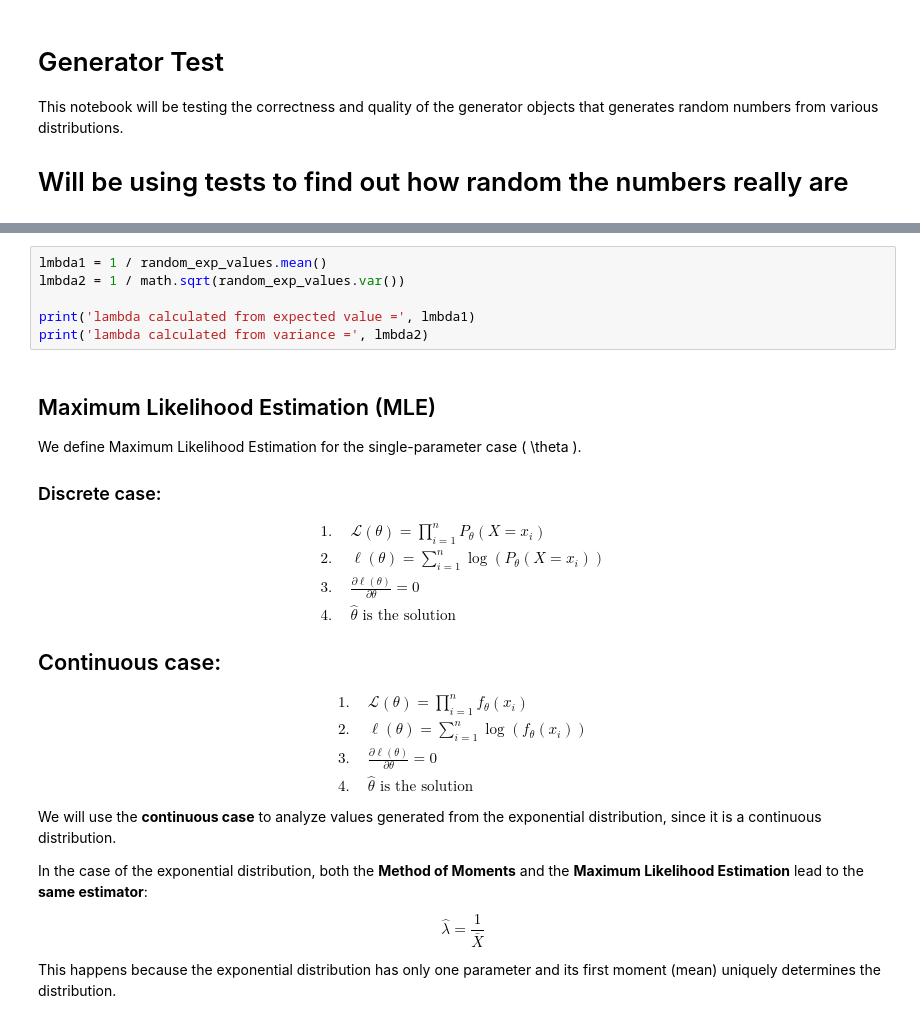
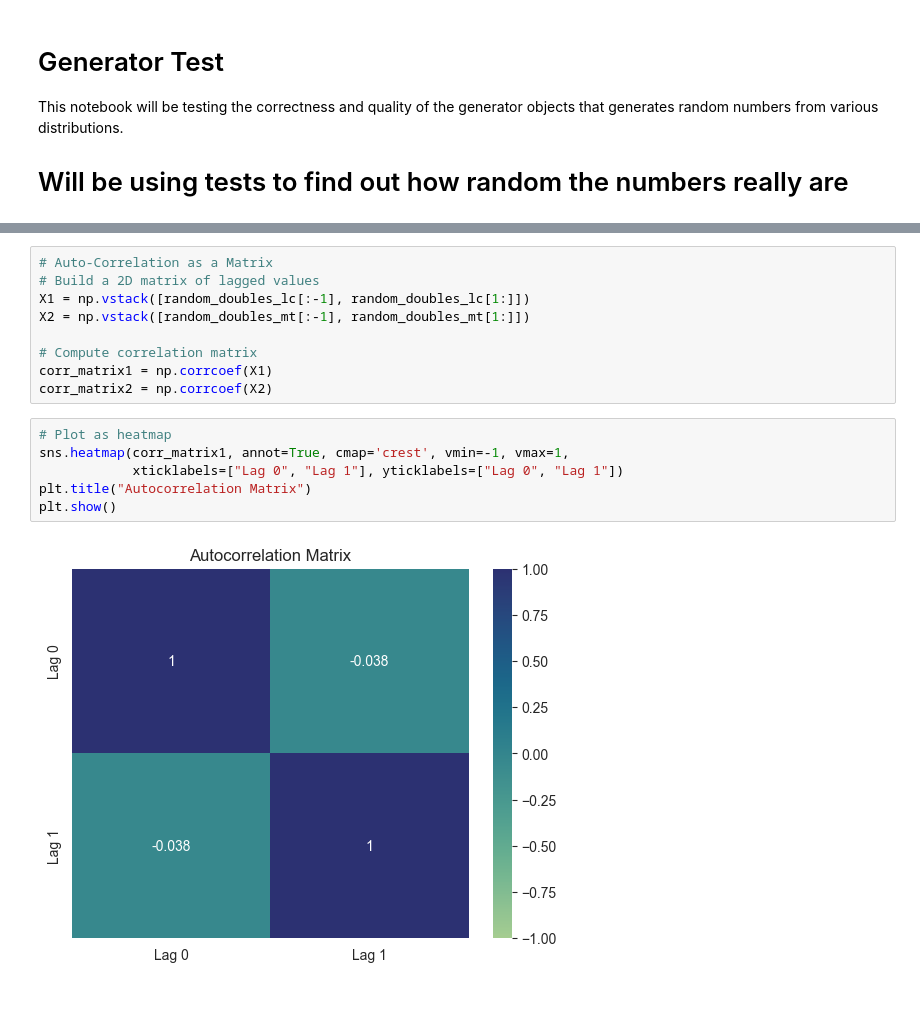
Before and after one commit to jakubjanak2004/probability-and-stats, a Jupyter notebook: generator_analysis.ipynb, the cells around one changed output, grey strips where cells are left out. Cells and saved outputs as stored; diff of their text form.

```diff
--- a/generator_analysis.ipynb
+++ b/generator_analysis.ipynb
@@ -125,42 +32,17 @@ The expectation is for the $\hat{\lambda}$ to be 1.5
-# %%
-lmbda1 = 1 / random_exp_values.mean()
-lmbda2 = 1 / math.sqrt(random_exp_values.var())
-
-print('lambda calculated from expected value =', lmbda1)
-print('lambda calculated from variance =', lmbda2)
-# %% [markdown]
-## Maximum Likelihood Estimation (MLE)
-
-We define Maximum Likelihood Estimation for the single-parameter case \( \theta \).
-
-### Discrete case:
-
-$$
-\begin{aligned}
-1. \quad & \mathcal{L}(\theta) = \prod_{i=1}^{n} P_\theta(X = x_i) \\
-2. \quad & \ell(\theta) = \sum_{i=1}^{n} \log\left(P_\theta(X = x_i)\right) \\
-3. \quad & \frac{\partial \ell(\theta)}{\partial \theta} = 0 \\
-4. \quad & \hat{\theta} \text{ is the solution}
-\end{aligned}
-$$
-
-## Continuous case:
-
-$$
-\begin{aligned}
-1. \quad & \mathcal{L}(\theta) = \prod_{i=1}^{n} f_\theta(x_i) \\
-2. \quad & \ell(\theta) = \sum_{i=1}^{n} \log\left(f_\theta(x_i)\right) \\
-3. \quad & \frac{\partial \ell(\theta)}{\partial \theta} = 0 \\
-4. \quad & \hat{\theta} \text{ is the solution}
-\end{aligned}
-$$
-
-We will use the **continuous case** to analyze values generated from the exponential distribution, since it is a continuous distribution.
-
-In the case of the exponential distribution, both the **Method of Moments** and the **Maximum Likelihood Estimation** lead to the **same estimator**:
-
-$$
-\hat{\lambda} = \frac{1}{\bar{X}}
-$$
-
-This happens because the exponential distribution has only one parameter and its first moment (mean) uniquely determines the distribution.
+# %%
+# Auto-Correlation as a Matrix
+# Build a 2D matrix of lagged values
+X1 = np.vstack([random_doubles_lc[:-1], random_doubles_lc[1:]])
+X2 = np.vstack([random_doubles_mt[:-1], random_doubles_mt[1:]])
+
+# Compute correlation matrix
+corr_matrix1 = np.corrcoef(X1)
+corr_matrix2 = np.corrcoef(X2)
+# %%
+# Plot as heatmap
+sns.heatmap(corr_matrix1, annot=True, cmap='crest', vmin=-1, vmax=1,
+            xticklabels=["Lag 0", "Lag 1"], yticklabels=["Lag 0", "Lag 1"])
+plt.title("Autocorrelation Matrix")
+plt.show()
+# %% [output]
+[figure, added]
```
Also changed, not shown: parts of 13 cells of this notebook, 5 other files.
